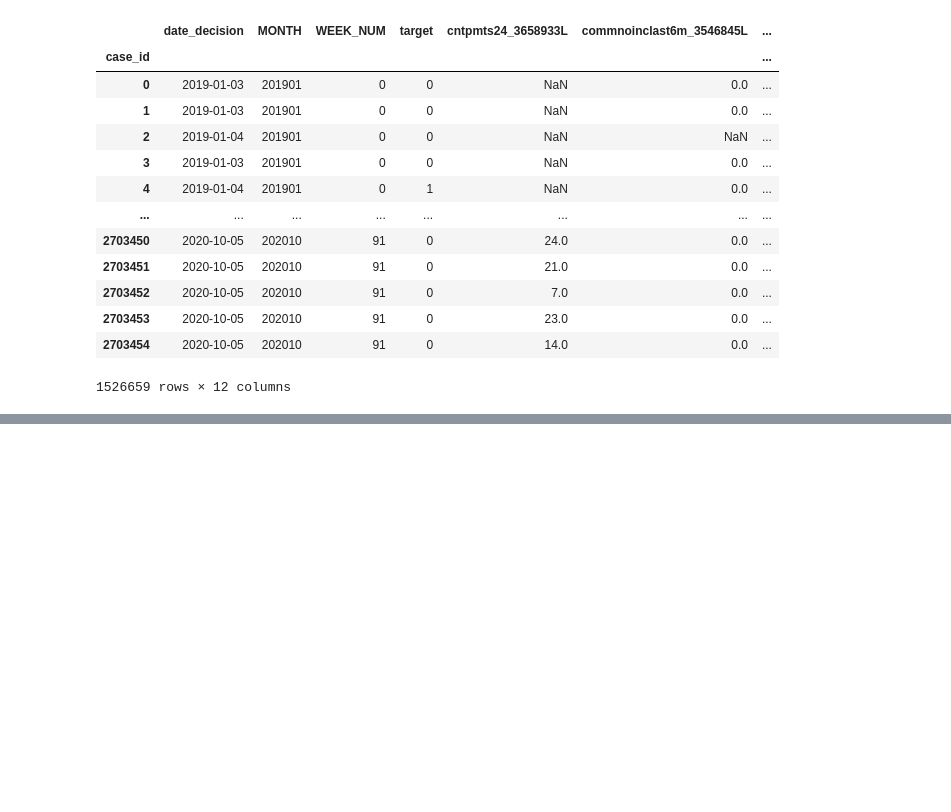
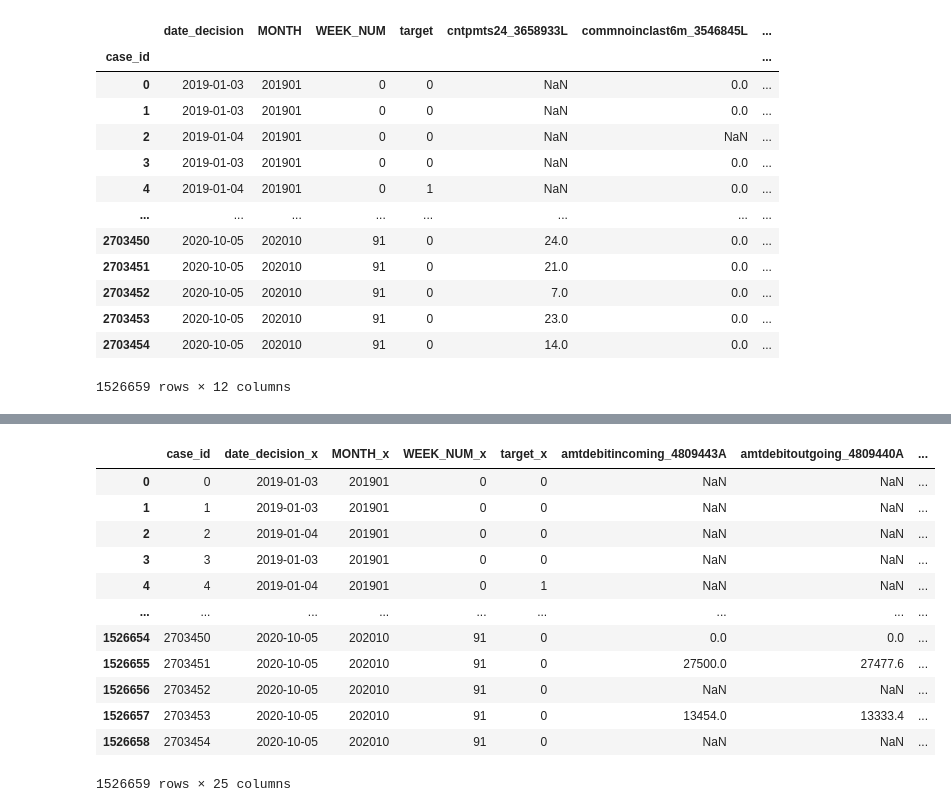
Before and after one commit to JacobTheCoder87/credit-risk-model-stability, a Jupyter notebook: code/J's Data Joining.ipynb, the cells around one changed output, grey strips where cells are left out. Saved outputs shown, nothing was run; the diff lists cells and outputs as text; code cells hidden in the pictures; blank space fills up the shorter version.

```diff
--- a/code/J's Data Joining.ipynb
+++ b/code/J's Data Joining.ipynb
@@ -224,0 +297,18 @@ part2_final_merge.to_csv('../data/processed/part2_main_train_data.csv', index =
+# %%
+first_join = part1.merge(part2, on='case_id', how='left', indicator=False)
+# %%
+first_join
+# %% [output]
+|  | case_id | date_decision_x | MONTH_x | WEEK_NUM_x | target_x | amtdebitincoming_4809443A | amtdebitoutgoing_4809440A | ... |
+| 0 | 0 | 2019-01-03 | 201901 | 0 | 0 | NaN | NaN | ... |
+| 1 | 1 | 2019-01-03 | 201901 | 0 | 0 | NaN | NaN | ... |
+| 2 | 2 | 2019-01-04 | 201901 | 0 | 0 | NaN | NaN | ... |
+| 3 | 3 | 2019-01-03 | 201901 | 0 | 0 | NaN | NaN | ... |
+| 4 | 4 | 2019-01-04 | 201901 | 0 | 1 | NaN | NaN | ... |
+| ... | ... | ... | ... | ... | ... | ... | ... | ... |
+| 1526654 | 2703450 | 2020-10-05 | 202010 | 91 | 0 | 0.0 | 0.0 | ... |
+| 1526655 | 2703451 | 2020-10-05 | 202010 | 91 | 0 | 27500.0 | 27477.6 | ... |
+| 1526656 | 2703452 | 2020-10-05 | 202010 | 91 | 0 | NaN | NaN | ... |
+| 1526657 | 2703453 | 2020-10-05 | 202010 | 91 | 0 | 13454.0 | 13333.4 | ... |
+| 1526658 | 2703454 | 2020-10-05 | 202010 | 91 | 0 | NaN | NaN | ... |
+1526659 rows × 25 columns
```
Also changed, not shown: parts of 13 cells of this notebook, 4 other files.
